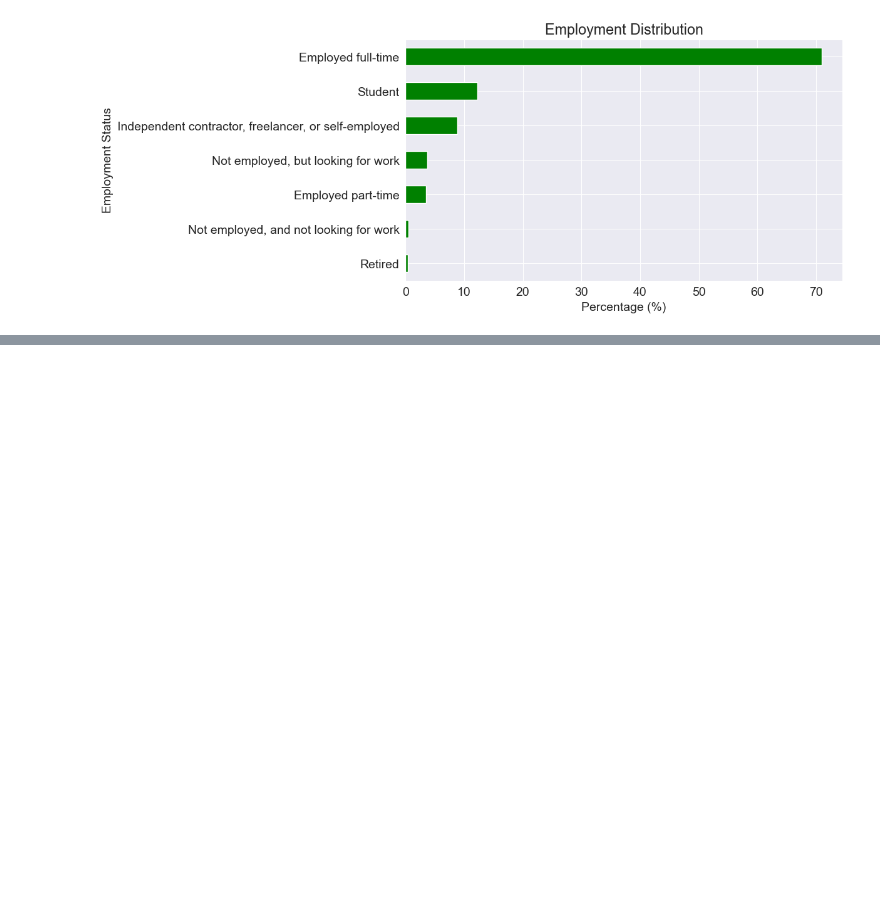
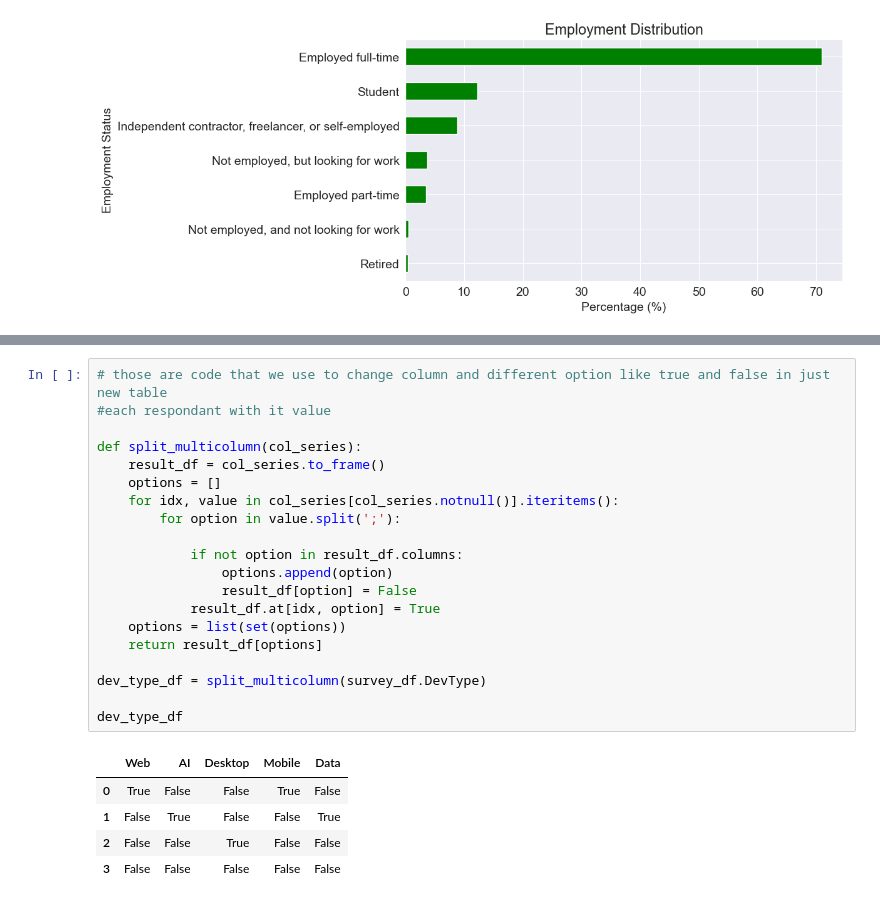
Before and after one commit to fabrice-programmer/project-das, a Jupyter notebook: realworld.ipynb, the cells around one changed output, grey strips where cells are left out. Saved outputs shown, nothing was run; the diff lists cells and outputs as text; blank space fills up the shorter version.

```diff
--- a/realworld.ipynb
+++ b/realworld.ipynb
@@ -302,0 +311,26 @@ plt.show()
+# %%
+# those are code that we use to change column and different option like true and false in just new table
+#each respondant with it value
+
+def split_multicolumn(col_series):
+    result_df = col_series.to_frame()
+    options = []
+    for idx, value in col_series[col_series.notnull()].iteritems():
+        for option in value.split(';'):
+
+            if not option in result_df.columns:
+                options.append(option)
+                result_df[option] = False
+            result_df.at[idx, option] = True
+    options = list(set(options))
+    return result_df[options]
+
+dev_type_df = split_multicolumn(survey_df.DevType)
+
+dev_type_df
+# %% [output]
+|  | Web | AI | Desktop | Mobile | Data |
+| 0 | True | False | False | True | False |
+| 1 | False | True | False | False | True |
+| 2 | False | False | True | False | False |
+| 3 | False | False | False | False | False |
```
Also changed, not shown: parts of 8 cells of this notebook.
